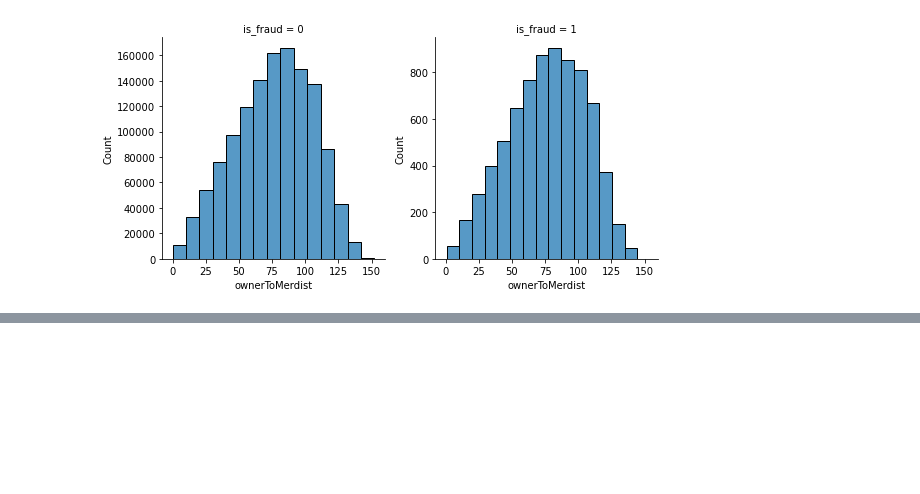
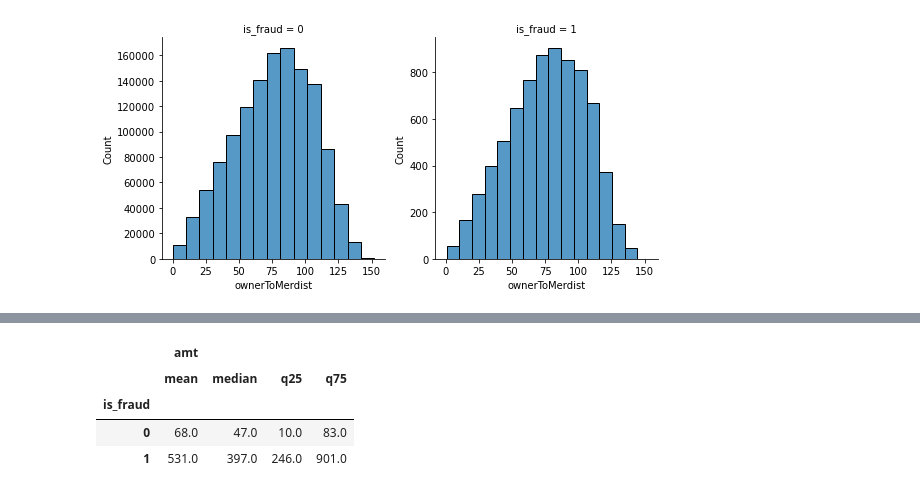
Before and after one commit to kdmanwani/credit_fraud, a Jupyter notebook: credit_card_fraud.ipynb, the cells around one changed output, grey strips where cells are left out. Saved outputs shown, nothing was run; the diff lists cells and outputs as text; code cells hidden in the pictures; blank space fills up the shorter version.

```diff
--- a/credit_card_fraud.ipynb
+++ b/credit_card_fraud.ipynb
@@ -278,0 +312,10 @@ sns.violinplot(x = 'is_fraud', y = 'value', data = df_dist)
+# %%
+def q25(x): return x.quantile(0.25)
+def q75(x): return x.quantile(0.75)
+df.groupby('is_fraud').agg({'amt':['mean', 'median', q25, q75]}).round(0)
+# %% [output]
+|  | amt |  |  |  |
+|  | mean | median | q25 | q75 |
+| is_fraud |  |  |  |  |
+| 0 | 68.0 | 47.0 | 10.0 | 83.0 |
+| 1 | 531.0 | 397.0 | 246.0 | 901.0 |
```
Also changed, not shown: parts of 5 cells of this notebook.
